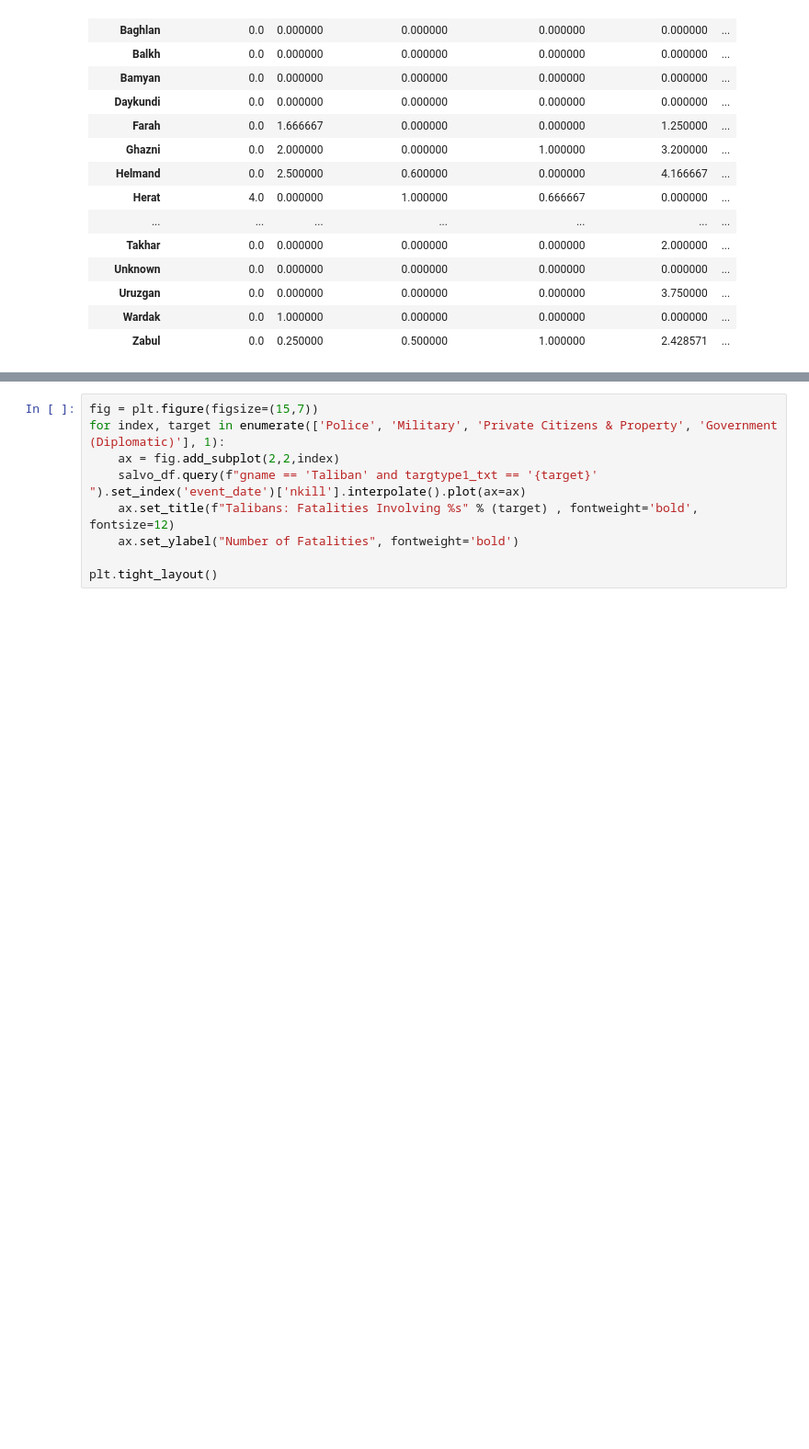
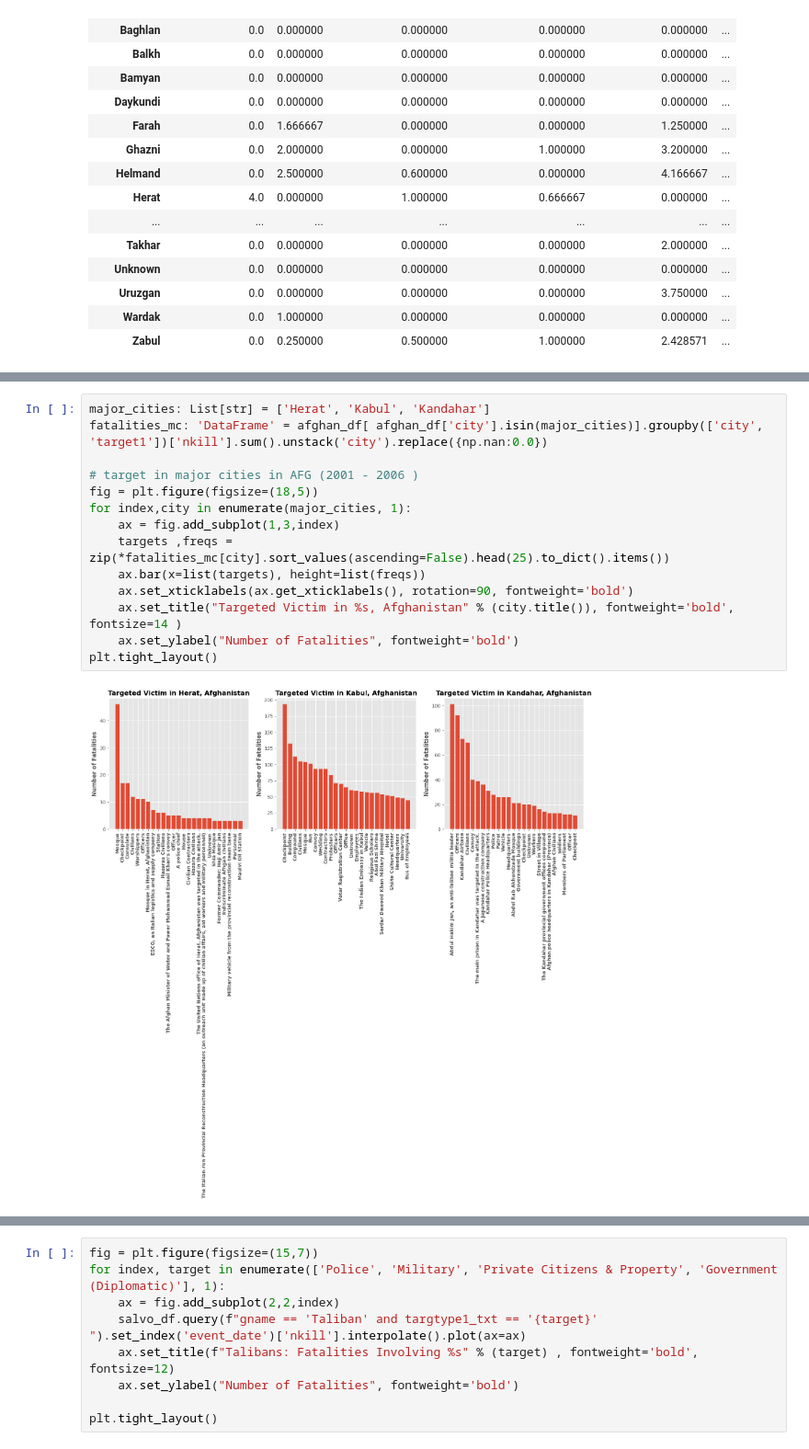
Before and after one commit to OdinProjectI/ODIN, a Jupyter notebook: WarInAfghanistan2001_2006.ipynb, the cells around one changed output, grey strips where cells are left out. Shown at 92% size. Cells and saved outputs as stored; diff of their text form; blank space fills up the shorter version.

```diff
--- a/WarInAfghanistan2001_2006.ipynb
+++ b/WarInAfghanistan2001_2006.ipynb
@@ -426,0 +462,16 @@ salvo_df.query("gname == 'Taliban' ").groupby(['provstate', 'targtype1_txt'])['n
+# %%
+major_cities: List[str] = ['Herat', 'Kabul', 'Kandahar']
+fatalities_mc: 'DataFrame' = afghan_df[ afghan_df['city'].isin(major_cities)].groupby(['city', 'target1'])['nkill'].sum().unstack('city').replace({np.nan:0.0})
+
+# target in major cities in AFG (2001 - 2006 )
+fig = plt.figure(figsize=(18,5))
+for index,city in enumerate(major_cities, 1):
+    ax = fig.add_subplot(1,3,index)
+    targets ,freqs = zip(*fatalities_mc[city].sort_values(ascending=False).head(25).to_dict().items())
+    ax.bar(x=list(targets), height=list(freqs))
+    ax.set_xticklabels(ax.get_xticklabels(), rotation=90, fontweight='bold')
+    ax.set_title("Targeted Victim in %s, Afghanistan" % (city.title()), fontweight='bold', fontsize=14 )
+    ax.set_ylabel("Number of Fatalities", fontweight='bold')
+plt.tight_layout()
+# %% [output]
+[figure, added]
```
Also changed, not shown: parts of 26 cells of this notebook.
